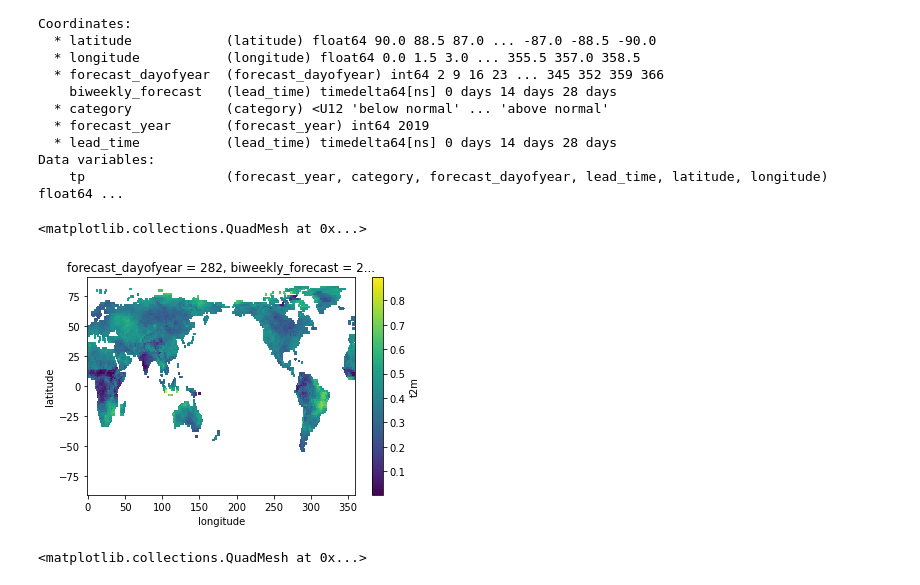
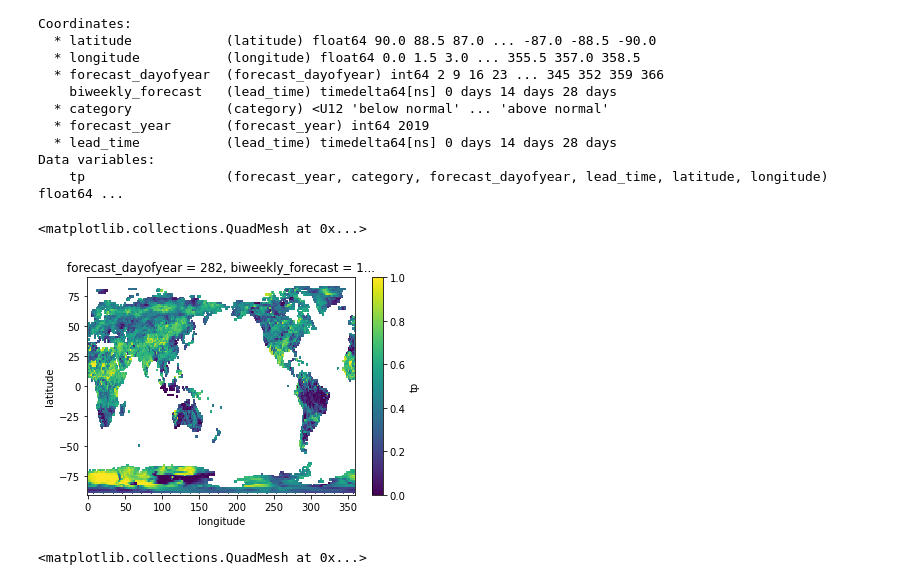
Before and after one commit to crim-ca/crims2s, a Jupyter notebook: notebooks/debias-ecmwf-04-tp.ipynb, the cells around one changed output. Saved outputs shown, nothing was run; the diff lists cells and outputs as text; code cells hidden in the pictures.

```diff
--- a/notebooks/debias-ecmwf-04-tp.ipynb
+++ b/notebooks/debias-ecmwf-04-tp.ipynb
@@ -506,10 +506,10 @@ Data variables:
 # %%
 val_probabilistic_forecast.to_netcdf('***BASEDIR***/test_tp_forecast.nc')
 # %%
-val_probabilistic_forecast.isel(category=2, forecast_dayofyear=40, biweekly_forecast=2).plot()
+val_probabilistic_forecast.isel(category=2, forecast_dayofyear=40, lead_time=1).tp.plot()
 # %% [output]
 <matplotlib.collections.QuadMesh at 0x...>
-[figure, old version]
+[figure, new version]
 # %%
 val_probabilistic_forecast.isel(category=1, forecast_dayofyear=40, biweekly_forecast=0).plot()
 # %% [output]
```
Also changed, not shown: parts of 6 cells of this notebook, 2 other files.
